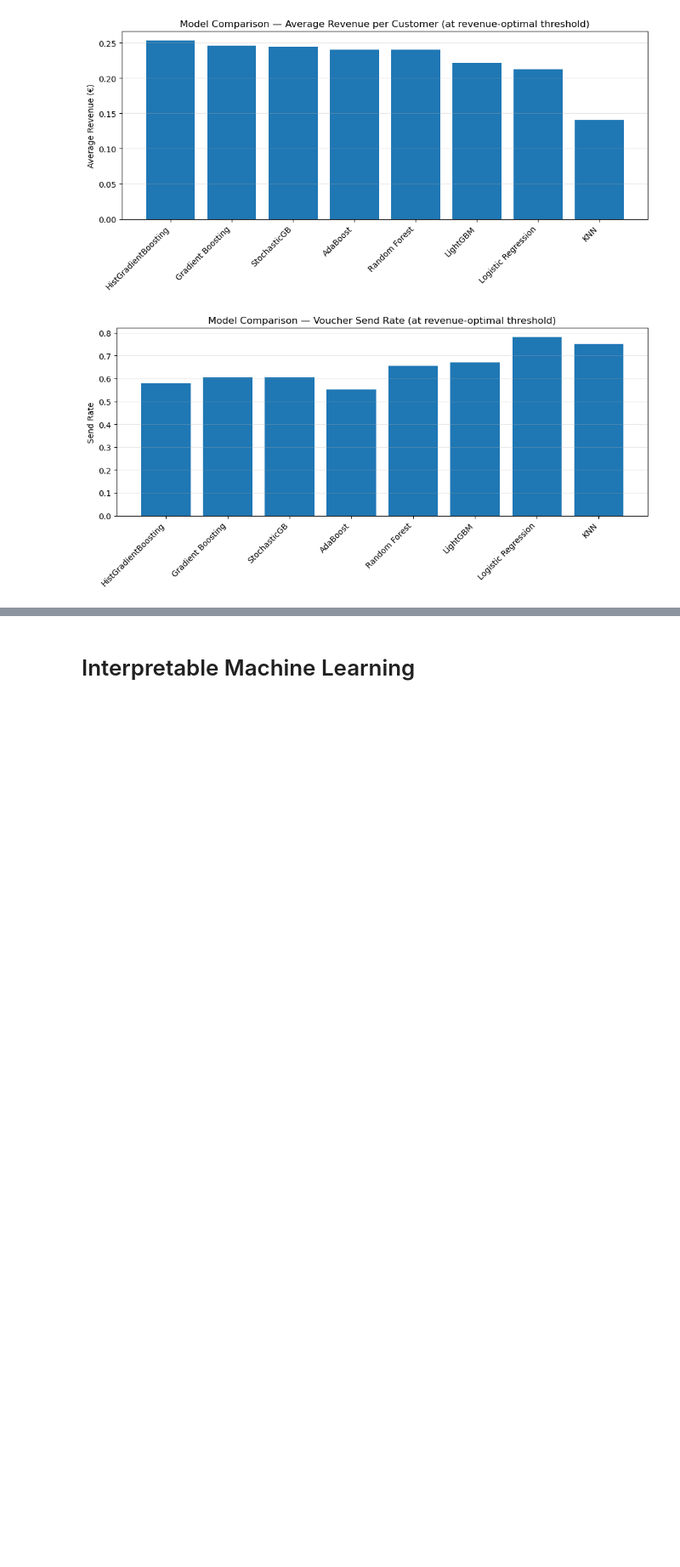
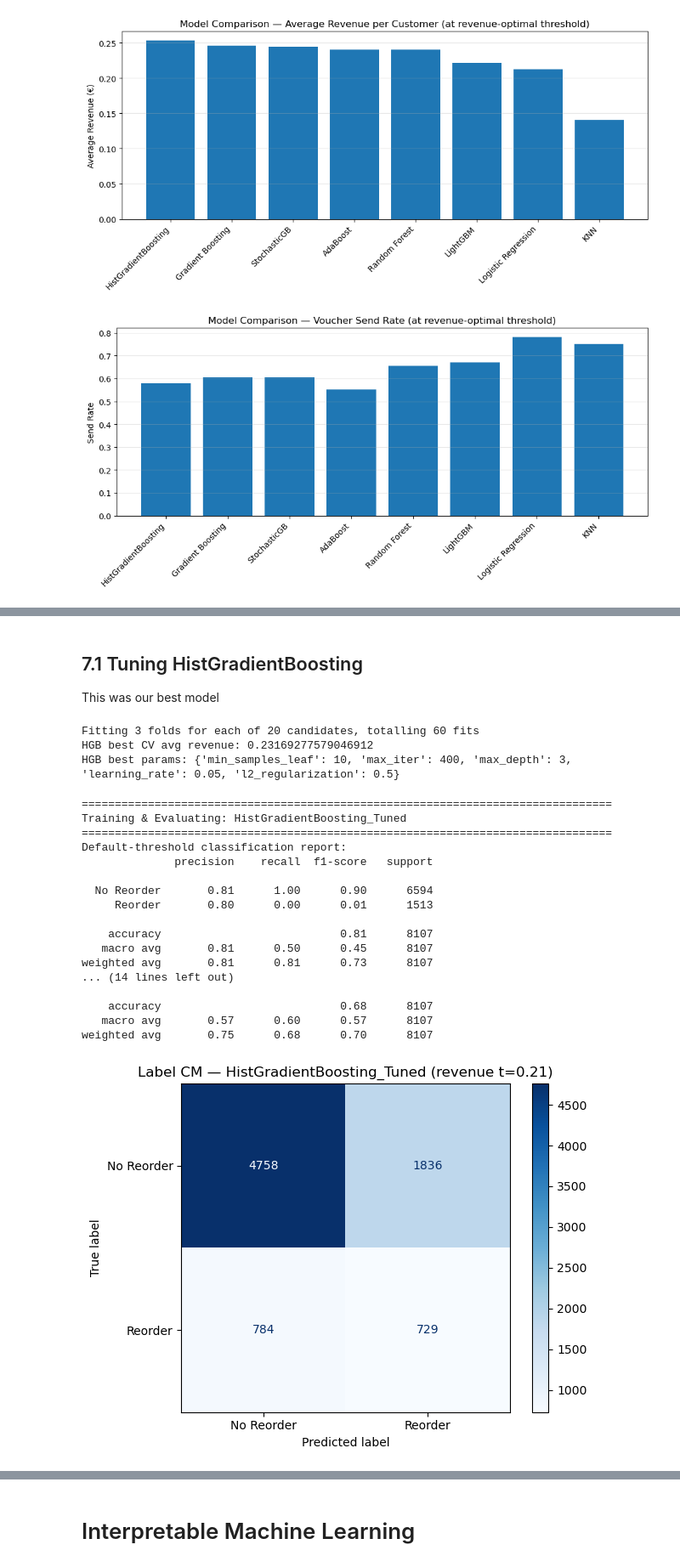
Before and after one commit to ungeralexan/ml_assignment, a Jupyter notebook: stand_safe_06_01/project.ipynb, the cells around one changed output, grey strips where cells are left out. Shown at 85% size. Cells and saved outputs as stored; diff of their text form; code cells hidden in the pictures; blank space fills up the shorter version.

Commit message:
tuned 2 models

```diff
--- a/stand_safe_06_01/project.ipynb
+++ b/stand_safe_06_01/project.ipynb
@@ -1827,0 +1732,63 @@ Avg rev:  €0.2467
+# %% [markdown]
+## 7.1 Tuning  HistGradientBoosting
+This was our best model
+# %%
+from sklearn.ensemble import HistGradientBoostingClassifier
+
+hgb_base = HistGradientBoostingClassifier(random_state=RANDOM_STATE)
+
+param_dist_hgb = {
+    "learning_rate": [0.02, 0.03, 0.05, 0.08, 0.1],
+    "max_depth": [3, 4, 5, 6, None],
+    "max_iter": [200, 300, 400, 600],
+    "min_samples_leaf": [10, 20, 40, 80],
+    "l2_regularization": [0.0, 0.1, 0.5, 1.0],
+}
+
+search_hgb = RandomizedSearchCV(
+    estimator=hgb_base,
+    param_distributions=param_dist_hgb,
+    n_iter=20,
+    scoring=revenue_cv_scorer,
+    cv=cv,
+    n_jobs=-1,
+    random_state=RANDOM_STATE,
+    verbose=1
+)
+
+search_hgb.fit(X_train_df, y_train)
+
+print("HGB best CV avg revenue:", search_hgb.best_score_)
+print("HGB best params:", search_hgb.best_params_)
+
+hgb_tuned = search_hgb.best_estimator_
+# %% [output]
+Fitting 3 folds for each of 20 candidates, totalling 60 fits
+HGB best CV avg revenue: 0.23169277579046912
+HGB best params: {'min_samples_leaf': 10, 'max_iter': 400, 'max_depth': 3, 'learning_rate': 0.05, 'l2_regularization': 0.5}
+# %%
+# I store the model
+res_hgb_tuned, mdl_hgb_tuned = evaluate_model(hgb_tuned, "HistGradientBoosting_Tuned", X_train_df, y_train, X_val_df, y_val)
+models["HistGradientBoosting_Tuned"] = mdl_hgb_tuned
+results.append(res_hgb_tuned)
+
+print_and_plot_result(res_hgb_tuned, "HistGradientBoosting_Tuned")
+# %% [output]
+================================================================================
+Training & Evaluating: HistGradientBoosting_Tuned
+================================================================================
+Default-threshold classification report:
+              precision    recall  f1-score   support
+
+  No Reorder       0.81      1.00      0.90      6594
+     Reorder       0.80      0.00      0.01      1513
+
+    accuracy                           0.81      8107
+   macro avg       0.81      0.50      0.45      8107
+weighted avg       0.81      0.81      0.73      8107
+... (14 lines left out)
+
+    accuracy                           0.68      8107
+   macro avg       0.57      0.60      0.57      8107
+weighted avg       0.75      0.68      0.70      8107
+[figure, added]
```
Also changed, not shown: parts of 17 cells of this notebook.
